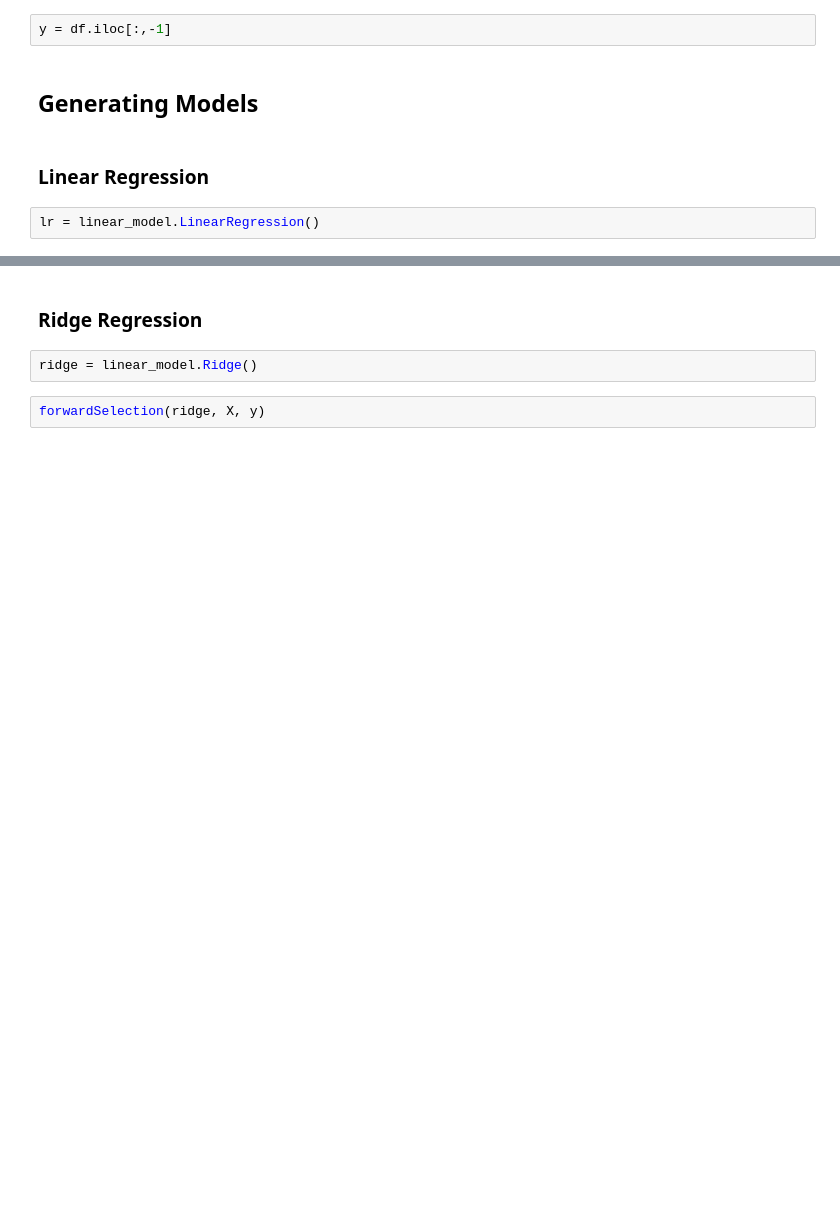
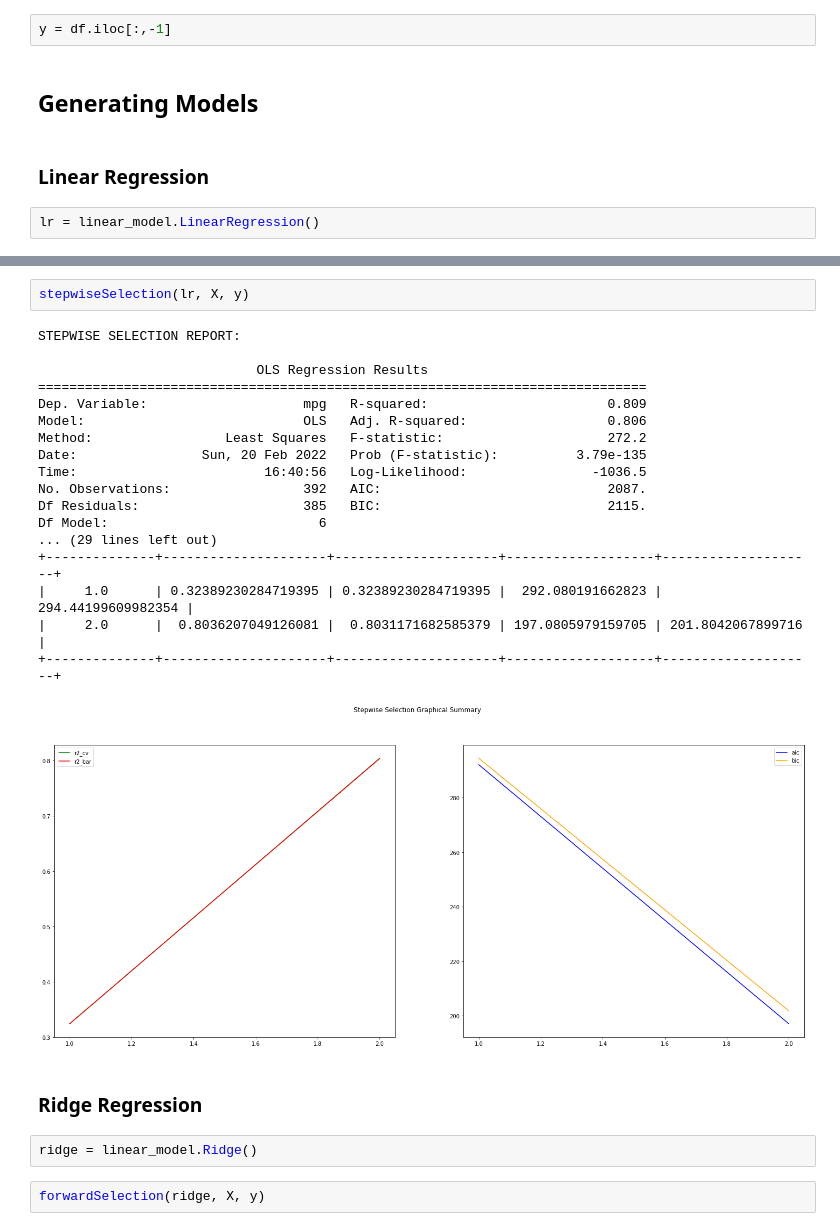
Before and after one commit to sking115422/DS2_P1, a Jupyter notebook: python/auto_mpg.ipynb, the cells around one changed output, grey strips where cells are left out. Drawn from its saved outputs; the diff is of its cells as text; blank space fills up the shorter version.

Commit message:
stepwise regression working

```diff
--- a/python/auto_mpg.ipynb
+++ b/python/auto_mpg.ipynb
@@ -35,3 +87,24 @@ backwardSelection(lr, X, y)
+# %%
+stepwiseSelection(lr, X, y)
+# %% [output]
+STEPWISE SELECTION REPORT:
+
+                            OLS Regression Results
+==============================================================================
+Dep. Variable:                    mpg   R-squared:                       0.809
+Model:                            OLS   Adj. R-squared:                  0.806
+Method:                 Least Squares   F-statistic:                     272.2
+Date:                Sun, 20 Feb 2022   Prob (F-statistic):          3.79e-135
+Time:                        16:40:56   Log-Likelihood:                -1036.5
+No. Observations:                 392   AIC:                             2087.
+Df Residuals:                     385   BIC:                             2115.
+Df Model:                           6
+... (29 lines left out)
++--------------+---------------------+---------------------+-------------------+--------------------+
+|     1.0      | 0.32389230284719395 | 0.32389230284719395 |  292.080191662823 | 294.44199609982354 |
+|     2.0      |  0.8036207049126081 |  0.8031171682585379 | 197.0805979159705 | 201.8042067899716  |
++--------------+---------------------+---------------------+-------------------+--------------------+
+[figure, added]
 # %% [markdown]
 ### Ridge Regression
 # %%
```
Also changed, not shown: parts of 13 cells of this notebook, 1 other file.
